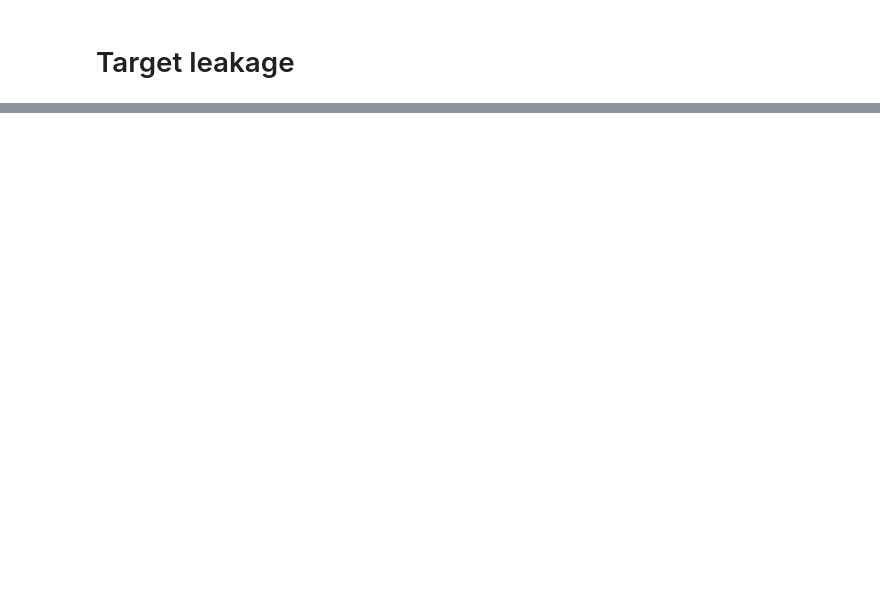
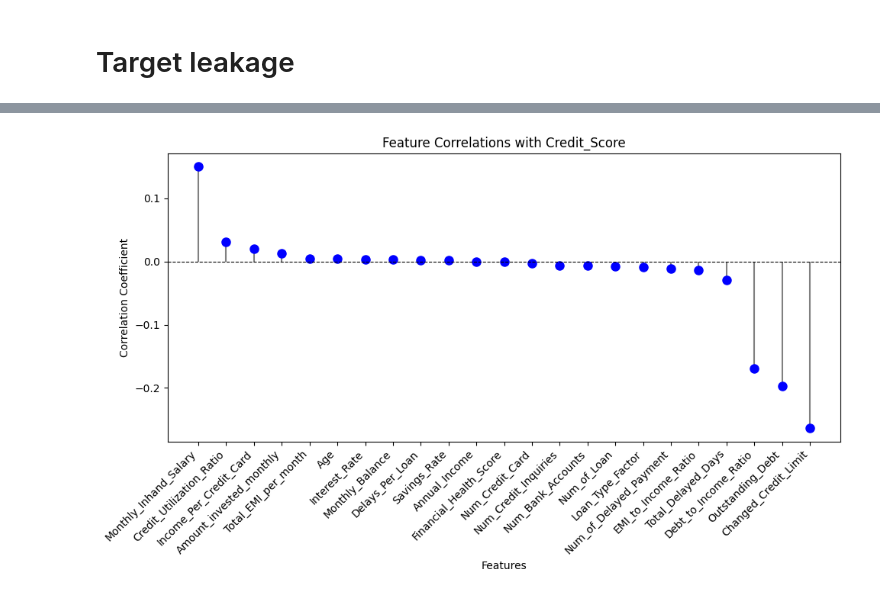
Before and after one commit to vkraus/bigdata_team7, a Jupyter notebook: Team7_Block3.ipynb, the cells around one changed output, grey strips where cells are left out. Saved outputs shown, nothing was run; the diff lists cells and outputs as text; code cells hidden in the pictures; blank space fills up the shorter version.

```diff
--- a/Team7_Block3.ipynb
+++ b/Team7_Block3.ipynb
@@ -393,0 +770,21 @@ Zmena - test
+# %%
+# Extract correlations with the target variable
+target_correlations = correlation_matrix[target_column].drop(target_column)
+
+# Sort correlations
+target_correlations = target_correlations.sort_values(ascending=False)
+
+# Plot as a lollipop chart
+plt.figure(figsize=(10, 6))
+markerline, stemlines, baseline = plt.stem(target_correlations, basefmt=" ", linefmt="gray", markerfmt="o")
+plt.setp(markerline, color="blue", markersize=8)  # Adjust marker style
+plt.setp(stemlines, color="gray")  # Adjust stem line style
+plt.title(f"Feature Correlations with {target_column}")
+plt.xlabel("Features")
+plt.ylabel("Correlation Coefficient")
+plt.xticks(range(len(target_correlations)), target_correlations.index, rotation=45, ha='right')
+plt.axhline(0, color='black', linewidth=0.8, linestyle='--')
+plt.tight_layout()
+plt.show()
+# %% [output]
+[figure, added]
```
Also changed, not shown: parts of 23 cells of this notebook.
